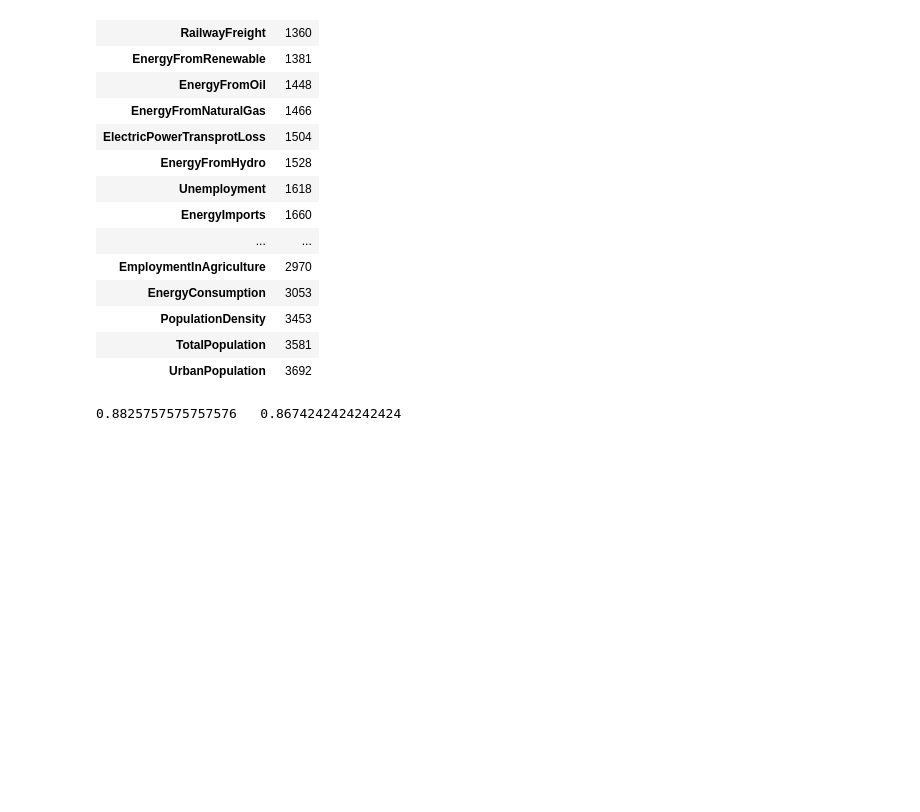
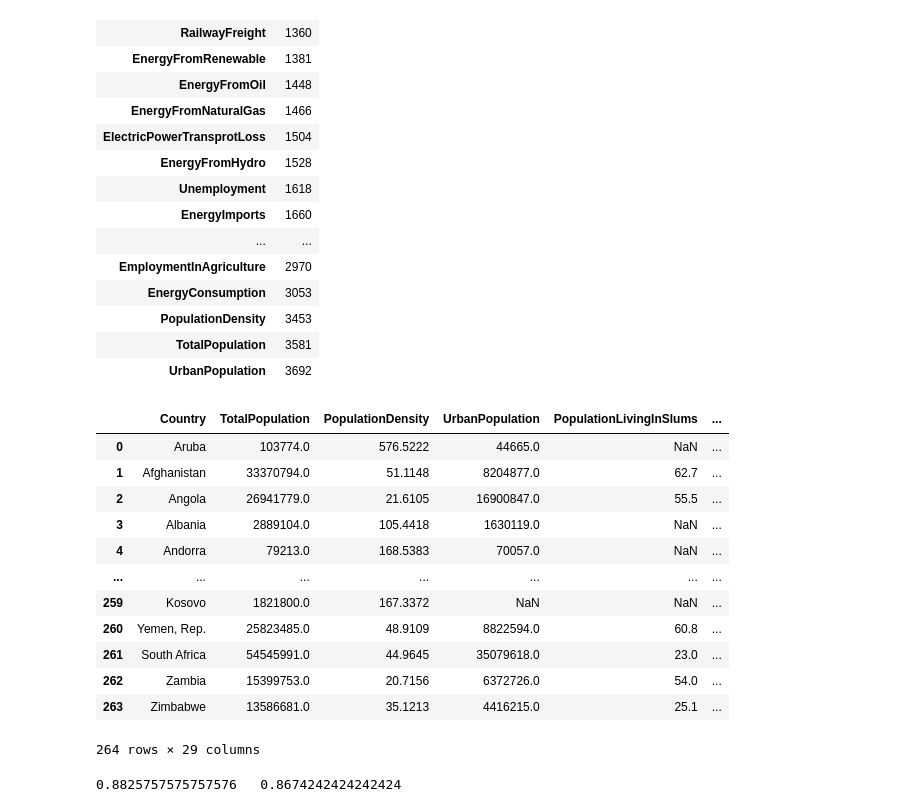
Before and after one commit to TaavetSImo/IDS2019_Population-Characteristics, a Jupyter notebook: IDS_PROJECT_NOTEBOOK.ipynb, the cells around one changed output. Cells and saved outputs as stored; diff of their text form; code cells hidden in the pictures; blank space fills up the shorter version.

```diff
--- a/IDS_PROJECT_NOTEBOOK.ipynb
+++ b/IDS_PROJECT_NOTEBOOK.ipynb
@@ -277,4 +278,62 @@ def changeOverTime(year1,year2):
   changeOverTime.insert(1,"CO2_Decrease", decrease)
   changeOverTime = changeOverTime.drop('CO2',1)
   return changeOverTime
+# %%
+#This cell is used to look at a single country by year
+
+def getOneCountryAtYear(year):
+  oneYear = pd.DataFrame(columns=['Country','TotalPopulation','PopulationDensity','UrbanPopulation','PopulationLivingInSlums',
+                                 'EmploymentInAgriculture','EmploymentInIndustry','EmploymentInServices','Unemployment',
+                                 'NumberOfTourists','PriceOfFuel','EnergyConsumption','EnergyImports','EnergyFromCoal',
+                                 'EnergyFromNaturalGas','EnergyFromOil','EnergyFromRenewable','EnergyFromHydro','EnergyFromNuclear',
+                                 'ElectricPowerTransprotLoss','AccessToElectricity','AirTransportFreight','RailwayFreight','LogisticsPerformanceIndex',
+                                 'ExportPercentageOfGDP','AgriculturalLand','ForestArea','AirPolutionMicrogramsPerCubicMeter','CO2'])
+
+  oneYear.Country = list(TotalPopulation.columns)
+  oneYear.TotalPopulation = list(TotalPopulation.loc[year])
+  oneYear.PopulationDensity = list(PopulationDensity.loc[year])
+  oneYear.UrbanPopulation = list(UrbanPopulation.loc[year])
+  oneYear.PopulationLivingInSlums = list(PopulationLivingInSlums.loc[year])
+  oneYear.EmploymentInAgriculture = list(EmploymentInAgriculture.loc[year])
+  oneYear.EmploymentInIndustry = list(EmploymentInIndustry.loc[year])
+  oneYear.EmploymentInServices = list(EmploymentInServices.loc[year])
+  oneYear.Unemployment = list(Unemployment.loc[year])
+  oneYear.NumberOfTourists = list(NumberOfTourists.loc[year])
+  oneYear.PriceOfFuel = list(PriceOfFuel.loc[year])
+  oneYear.EnergyConsumption = list(EnergyConsumption.loc[year])
+  oneYear.EnergyImports = list(EnergyImports.loc[year])
+  oneYear.EnergyFromCoal = list(EnergyFromCoal.loc[year])
+  oneYear.EnergyFromNaturalGas = list(EnergyFromNaturalGas.loc[year])
+  oneYear.EnergyFromOil = list(EnergyFromOil.loc[year])
+  oneYear.EnergyFromRenewable = list(EnergyFromRenewable.loc[year])
+  oneYear.EnergyFromHydro = list(EnergyFromHydro.loc[year])
+  oneYear.EnergyFromNuclear = list(EnergyFromNuclear.loc[year])
+  oneYear.ElectricPowerTransprotLoss = list(ElectricPowerTransprotLoss.loc[year])
+  oneYear.AccessToElectricity = list(AccessToElectricity.loc[year])
+  oneYear.AirTransportFreight = list(AirTransportFreight.loc[year])
+  oneYear.RailwayFreight = list(RailwayFreight.loc[year])
+  oneYear.LogisticsPerformanceIndex = list(LogisticsPerformanceIndex.loc[year])
+  oneYear.ExportPercentageOfGDP = list(ExportPercentageOfGDP.loc[year])
+  oneYear.AgriculturalLand = list(AgriculturalLand.loc[year])
+  oneYear.ForestArea = list(ForestArea.loc[year])
+  oneYear.AirPolutionMicrogramsPerCubicMeter = list(AirPolutionMicrogramsPerCubicMeter.loc[year])
+  oneYear.CO2 = list(CO2.loc[year])
+
+  return oneYear
+
+getOneCountryAtYear(2014.0)
+# %% [output]
+|  | Country | TotalPopulation | PopulationDensity | UrbanPopulation | PopulationLivingInSlums | ... |
+| 0 | Aruba | 103774.0 | 576.5222 | 44665.0 | NaN | ... |
+| 1 | Afghanistan | 33370794.0 | 51.1148 | 8204877.0 | 62.7 | ... |
+| 2 | Angola | 26941779.0 | 21.6105 | 16900847.0 | 55.5 | ... |
+| 3 | Albania | 2889104.0 | 105.4418 | 1630119.0 | NaN | ... |
+| 4 | Andorra | 79213.0 | 168.5383 | 70057.0 | NaN | ... |
+| ... | ... | ... | ... | ... | ... | ... |
+| 259 | Kosovo | 1821800.0 | 167.3372 | NaN | NaN | ... |
+| 260 | Yemen, Rep. | 25823485.0 | 48.9109 | 8822594.0 | 60.8 | ... |
+| 261 | South Africa | 54545991.0 | 44.9645 | 35079618.0 | 23.0 | ... |
+| 262 | Zambia | 15399753.0 | 20.7156 | 6372726.0 | 54.0 | ... |
+| 263 | Zimbabwe | 13586681.0 | 35.1213 | 4416215.0 | 25.1 | ... |
+264 rows × 29 columns
 # %%
```
Also changed, not shown: parts of 7 cells of this notebook.
